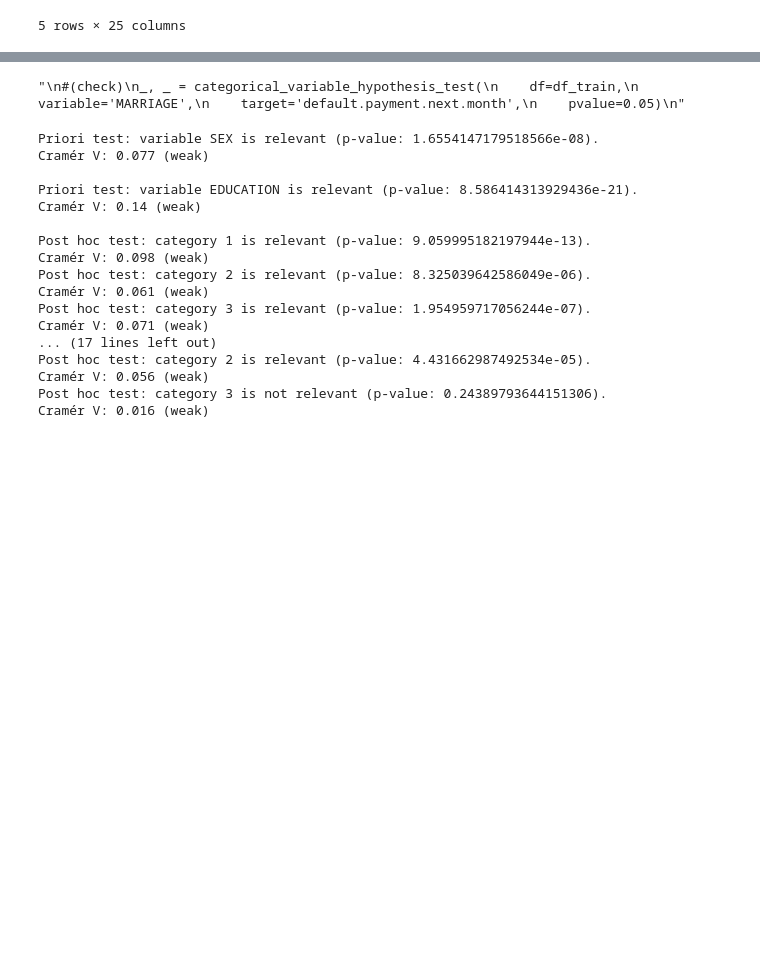
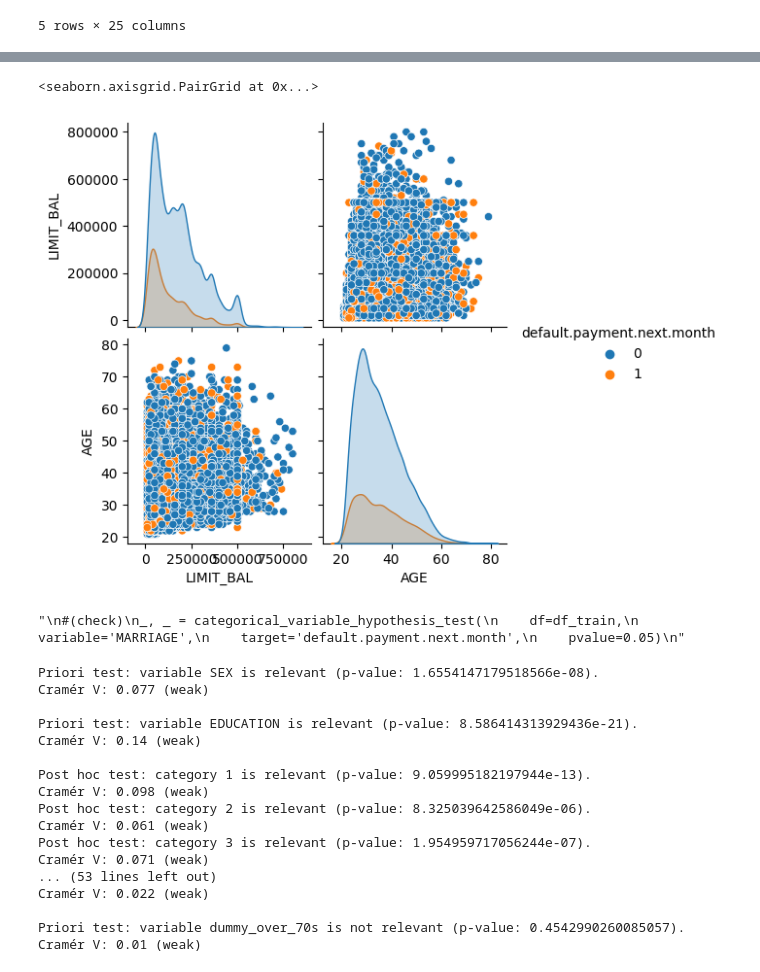
Before and after one commit to rknagao/uci_default_credit_card, a Jupyter notebook: eda.ipynb, the cells around one changed output, grey strips where cells are left out. Drawn from its saved outputs; the diff is of its cells as text; code cells hidden in the pictures; blank space fills up the shorter version.

Commit message:
numerical features analysis

```diff
--- a/eda.ipynb
+++ b/eda.ipynb
@@ -297,0 +434,7 @@ df_train.head()
+# %%
+# Numerical variables analysis: no category
+list_num_g1 = ['LIMIT_BAL', 'AGE', 'default.payment.next.month']
+sns.pairplot(df_train[list_num_g1], hue='default.payment.next.month')
+# %% [output]
+<seaborn.axisgrid.PairGrid at 0x...>
+[figure, added]
@@ -401,7 +558,23 @@ _, _ = categorical_variable_hypothesis_test(
 "\n#(check)\n_, _ = categorical_variable_hypothesis_test(\n    df=df_train,\n    variable='MARRIAGE',\n    target='default.payment.next.month',\n    pvalue=0.05)\n"
 # %%
 # What categorical are relevant?
-list_cat_var = ['SEX', 'EDUCATION', 'MARRIAGE']
+list_cat_var = [
+    'SEX',
+    'EDUCATION',
+    'MARRIAGE',
+    'dummy_low_credit_usage',
+    'dummy_high_tardiness',
+    'dummy_moderate_tardiness',
+    'dummy_low_tardiness',
+    'dummy_payment_delay',
+    'dummy_recent_payment_delay',
+    'dummy_20s',
+    'dummy_30s',
+    'dummy_40s',
+    'dummy_50s',
+    'dummy_60s',
+    'dummy_over_70s'
+    ]
 
 for i in list_cat_var:
     _, _ = categorical_variable_hypothesis_test(
@@ -423,10 +596,10 @@ Post hoc test: category 2 is relevant (p-value: 8.325039642586049e-06).
 Cramér V: 0.061 (weak)
 Post hoc test: category 3 is relevant (p-value: 1.954959717056244e-07).
 Cramér V: 0.071 (weak)
-... (17 lines left out)
-Post hoc test: category 2 is relevant (p-value: 4.431662987492534e-05).
-Cramér V: 0.056 (weak)
-Post hoc test: category 3 is not relevant (p-value: 0.24389793644151306).
-Cramér V: 0.016 (weak)
+... (53 lines left out)
+Cramér V: 0.022 (weak)
+
+Priori test: variable dummy_over_70s is not relevant (p-value: 0.4542990260085057).
+Cramér V: 0.01 (weak)
 # %%
 print(f'''
```
Also changed, not shown: parts of 28 cells of this notebook, 7 other files.
